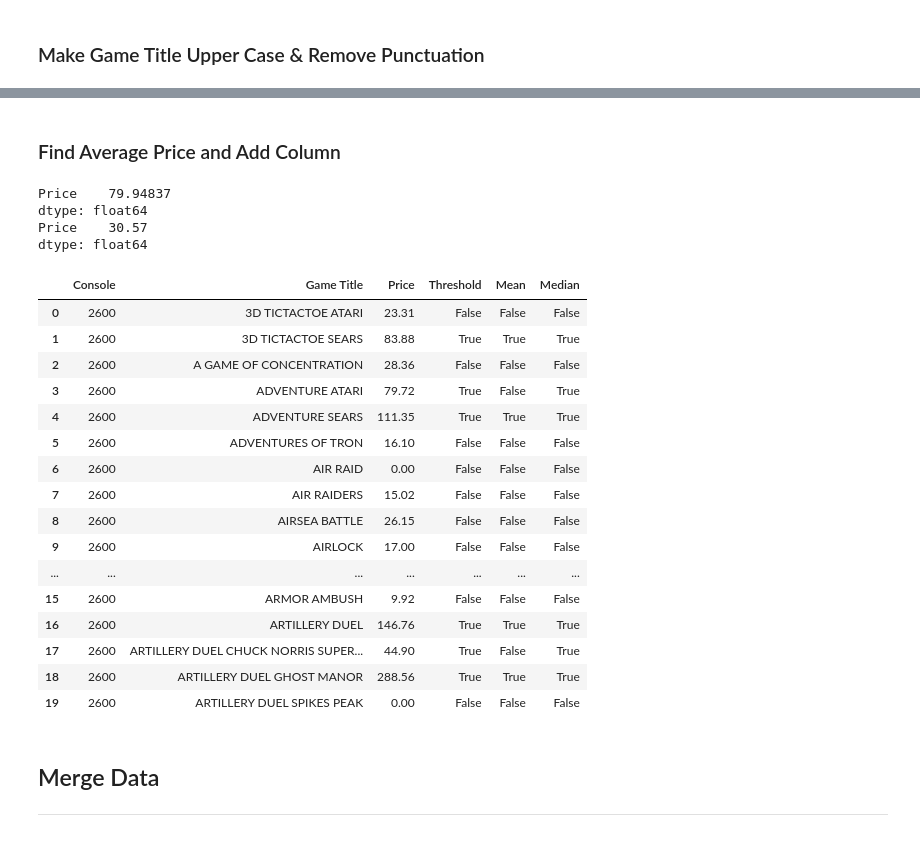
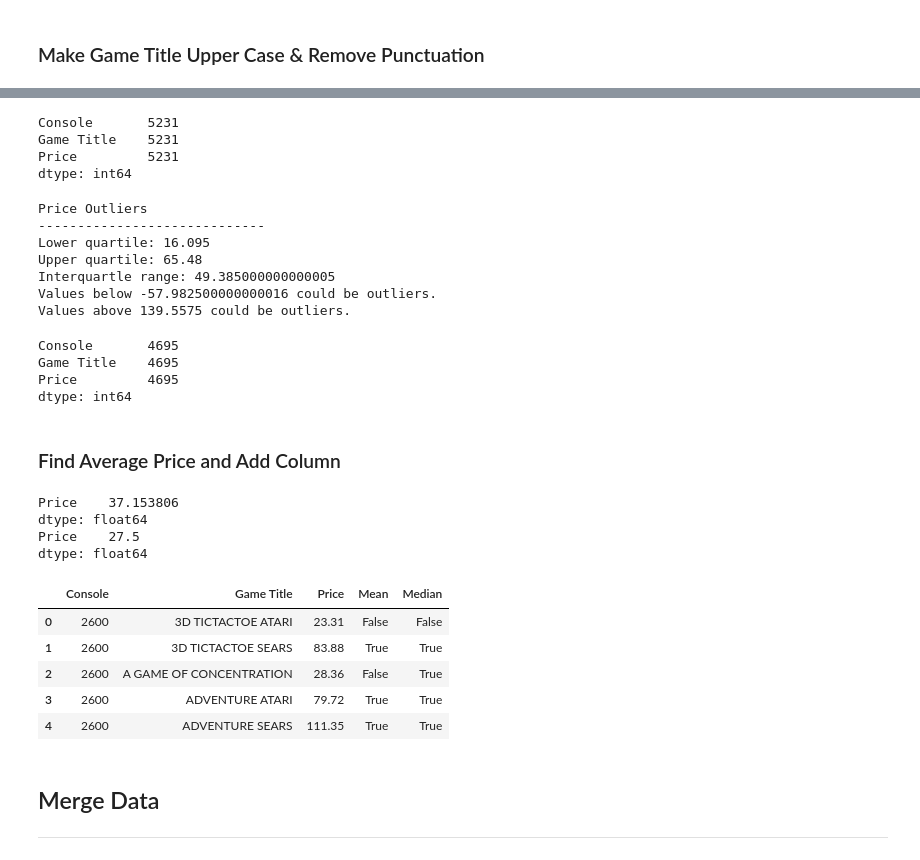
Before and after one commit to Nicole1701/video-game-prediction, a Jupyter notebook: notebooks/datacleaning.ipynb, the cells around one changed output, grey strips where cells are left out. Cells and saved outputs as stored; diff of their text form; code cells hidden in the pictures.

```diff
--- a/notebooks/datacleaning.ipynb
+++ b/notebooks/datacleaning.ipynb
@@ -152,3 +140,47 @@ price_data_df.head()
+# %%
+price_data_df.drop(price_data_df[price_data_df['Price'] == 0].index, inplace = True)
+price_data_df.count()
+# price_data_df.head(20)
+# %% [output]
+Console       5231
+Game Title    5231
+Price         5231
+dtype: int64
+# %%
+quartiles = price_data_df['Price'].quantile([.25,.5,.75])
+lowerq = quartiles[0.25]
+upperq = quartiles[0.75]
+iqr = upperq-lowerq
+lower_bound = lowerq - (1.5*iqr)
+upper_bound = upperq + (1.5*iqr)
+
+print(f"Price Outliers")
+print(f"-----------------------------")
+print(f"Lower quartile: {lowerq}")
+print(f"Upper quartile: {upperq}")
+print(f"Interquartle range: {iqr}")
+print(f"Values below {lower_bound} could be outliers.")
+print(f"Values above {upper_bound} could be outliers.")
+print()
+# %% [output]
+Price Outliers
+-----------------------------
+Lower quartile: 16.095
+Upper quartile: 65.48
+Interquartle range: 49.385000000000005
+Values below -57.982500000000016 could be outliers.
+Values above 139.5575 could be outliers.
+# %%
+price_data_df.drop(price_data_df[price_data_df['Price'] < lower_bound].index, inplace = True)
+price_data_df.drop(price_data_df[price_data_df['Price'] > upper_bound].index, inplace = True)
+
+price_data_df.count()
+# price_data_df.head(20)
+# %% [output]
+Console       4695
+Game Title    4695
+Price         4695
+dtype: int64
 # %% [markdown]
 ### Find Average Price and Add Column
 # %%
@@ -158,32 +190,22 @@ median = price_data_df[["Price"]].median()
 print(mean)
 print(median)
 # %% [output]
-Price    79.94837
+Price    37.153806
 dtype: float64
-Price    30.57
+Price    27.5
 dtype: float64
 # %%
 price_data_df['Mean'] = np.where(price_data_df[['Price']] > mean, True, False)
 price_data_df['Median'] = np.where(price_data_df[['Price']] > median, True, False)
-price_data_df.head(20)
+
+price_data_df.head()
 # %% [output]
-|  | Console | Game Title | Price | Threshold | Mean | Median |
-| 0 | 2600 | 3D TICTACTOE ATARI | 23.31 | False | False | False |
-| 1 | 2600 | 3D TICTACTOE SEARS | 83.88 | True | True | True |
-| 2 | 2600 | A GAME OF CONCENTRATION | 28.36 | False | False | False |
-| 3 | 2600 | ADVENTURE ATARI | 79.72 | True | False | True |
-| 4 | 2600 | ADVENTURE SEARS | 111.35 | True | True | True |
-| 5 | 2600 | ADVENTURES OF TRON | 16.10 | False | False | False |
-| 6 | 2600 | AIR RAID | 0.00 | False | False | False |
-| 7 | 2600 | AIR RAIDERS | 15.02 | False | False | False |
-| 8 | 2600 | AIRSEA BATTLE | 26.15 | False | False | False |
-| 9 | 2600 | AIRLOCK | 17.00 | False | False | False |
-| ... | ... | ... | ... | ... | ... | ... |
-| 15 | 2600 | ARMOR AMBUSH | 9.92 | False | False | False |
-| 16 | 2600 | ARTILLERY DUEL | 146.76 | True | True | True |
-| 17 | 2600 | ARTILLERY DUEL CHUCK NORRIS SUPER... | 44.90 | True | False | True |
-| 18 | 2600 | ARTILLERY DUEL GHOST MANOR | 288.56 | True | True | True |
-| 19 | 2600 | ARTILLERY DUEL SPIKES PEAK | 0.00 | False | False | False |
+|  | Console | Game Title | Price | Mean | Median |
+| 0 | 2600 | 3D TICTACTOE ATARI | 23.31 | False | False |
+| 1 | 2600 | 3D TICTACTOE SEARS | 83.88 | True | True |
+| 2 | 2600 | A GAME OF CONCENTRATION | 28.36 | False | True |
+| 3 | 2600 | ADVENTURE ATARI | 79.72 | True | True |
+| 4 | 2600 | ADVENTURE SEARS | 111.35 | True | True |
 # %% [markdown]
 ## Merge Data
 <hr>
```
Also changed, not shown: parts of 10 cells of this notebook, 1 other file.
